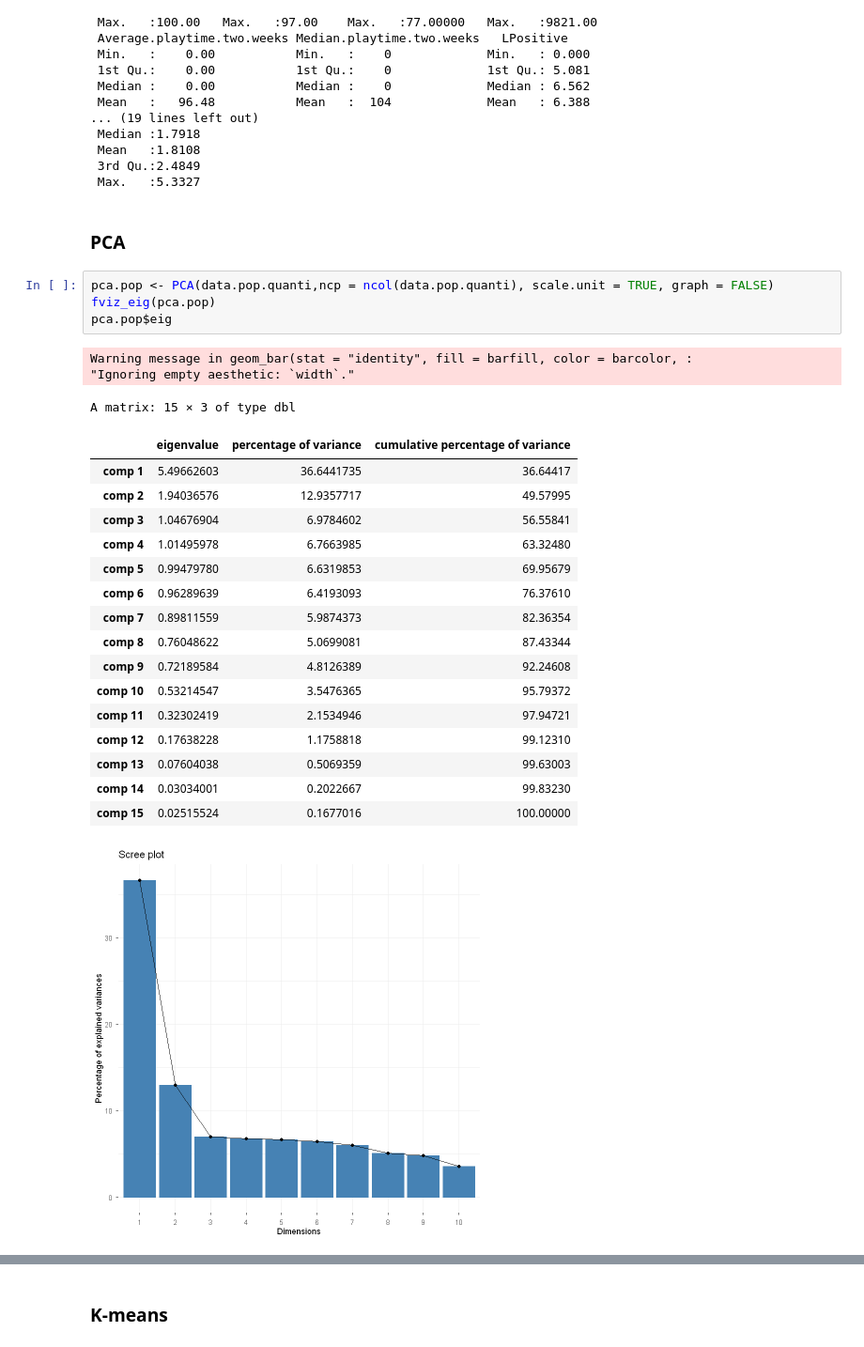
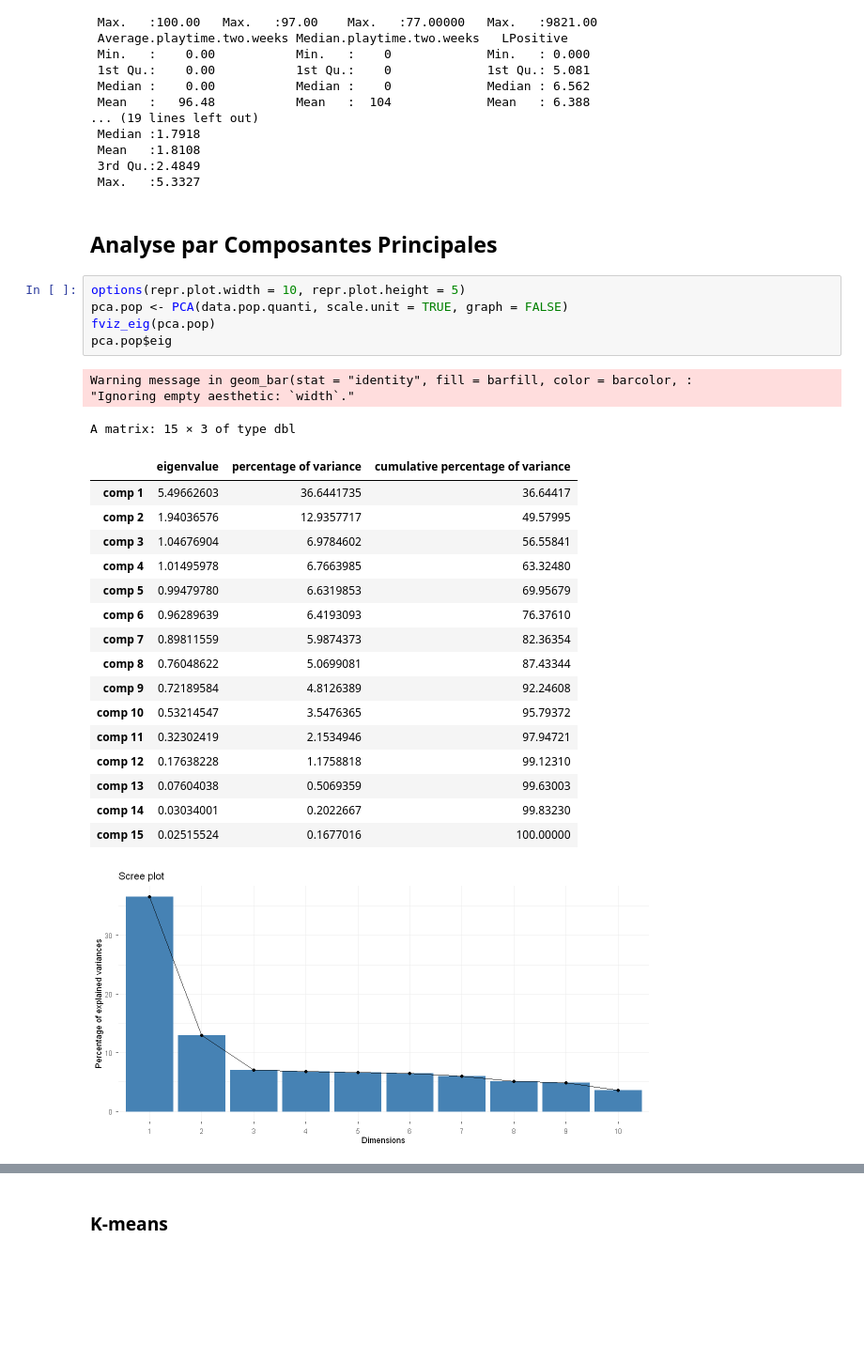
Before and after one commit to LjAquinox/Projet_Analyse_Steam, a Jupyter notebook: AD.ipynb, the cells around one changed output, grey strips where cells are left out. Shown at 94% size. Saved outputs shown, nothing was run; the diff lists cells and outputs as text; blank space fills up the shorter version.

```diff
--- a/AD.ipynb
+++ b/AD.ipynb
@@ -887,29 +1101,30 @@ summary(data.pop.quanti)
  3rd Qu.:2.4849
  Max.   :5.3327
 # %% [markdown]
-### PCA
+## Analyse par Composantes Principales
 # %%
-pca.pop <- PCA(data.pop.quanti,ncp = ncol(data.pop.quanti), scale.unit = TRUE, graph = FALSE)
+options(repr.plot.width = 10, repr.plot.height = 5)
+pca.pop <- PCA(data.pop.quanti, scale.unit = TRUE, graph = FALSE)
 fviz_eig(pca.pop)
 pca.pop$eig
 # %% [output]
 Warning message in geom_bar(stat = "identity", fill = barfill, color = barcolor, :
 "Ignoring empty aesthetic: `width`."
 A matrix: 15 × 3 of type dbl
 |  | eigenvalue | percentage of variance | cumulative percentage of variance |
 | comp 1 | 5.49662603 | 36.6441735 | 36.64417 |
 | comp 2 | 1.94036576 | 12.9357717 | 49.57995 |
 | comp 3 | 1.04676904 | 6.9784602 | 56.55841 |
 | comp 4 | 1.01495978 | 6.7663985 | 63.32480 |
 | comp 5 | 0.99479780 | 6.6319853 | 69.95679 |
 | comp 6 | 0.96289639 | 6.4193093 | 76.37610 |
 | comp 7 | 0.89811559 | 5.9874373 | 82.36354 |
 | comp 8 | 0.76048622 | 5.0699081 | 87.43344 |
 | comp 9 | 0.72189584 | 4.8126389 | 92.24608 |
 | comp 10 | 0.53214547 | 3.5476365 | 95.79372 |
 | comp 11 | 0.32302419 | 2.1534946 | 97.94721 |
 | comp 12 | 0.17638228 | 1.1758818 | 99.12310 |
 | comp 13 | 0.07604038 | 0.5069359 | 99.63003 |
 | comp 14 | 0.03034001 | 0.2022667 | 99.83230 |
 | comp 15 | 0.02515524 | 0.1677016 | 100.00000 |
-[figure, old version]
+[figure, new version]
```
Also changed, not shown: parts of 136 cells of this notebook.
